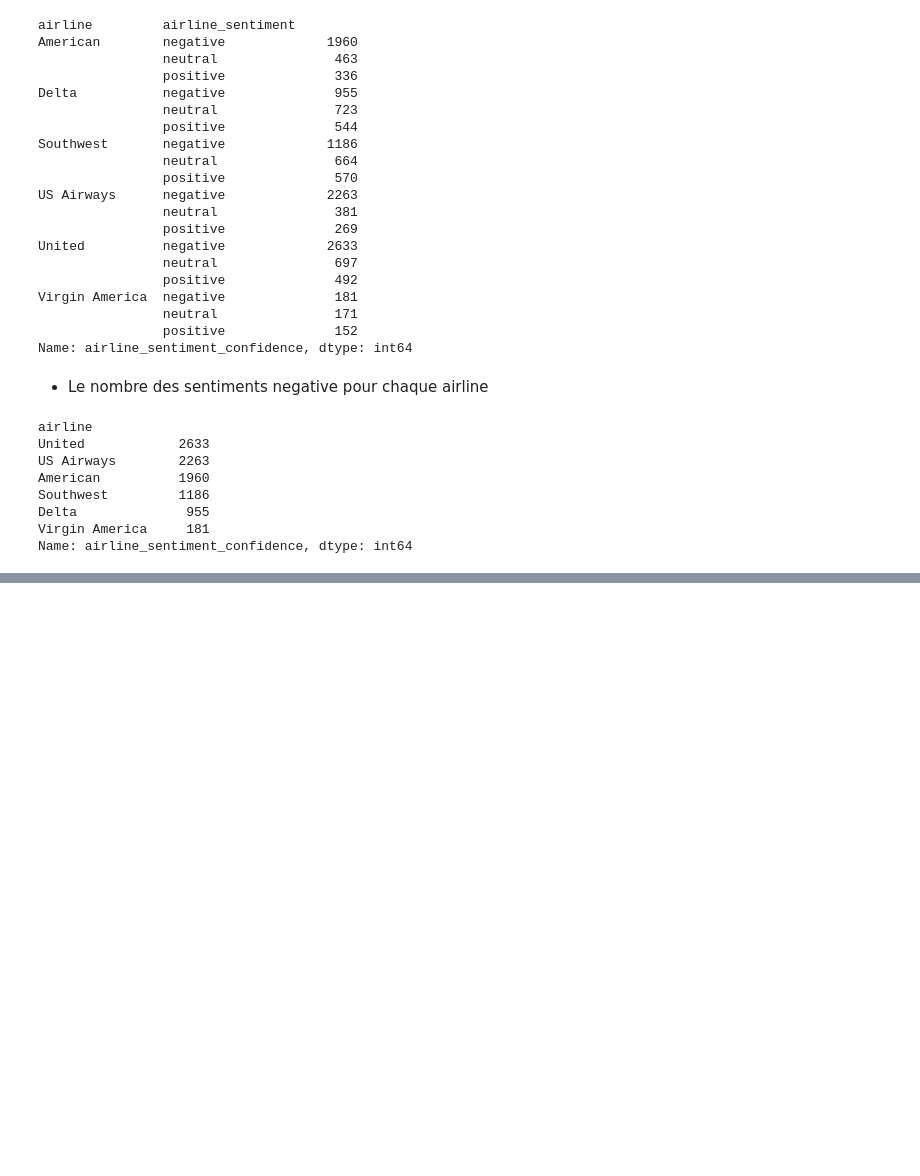
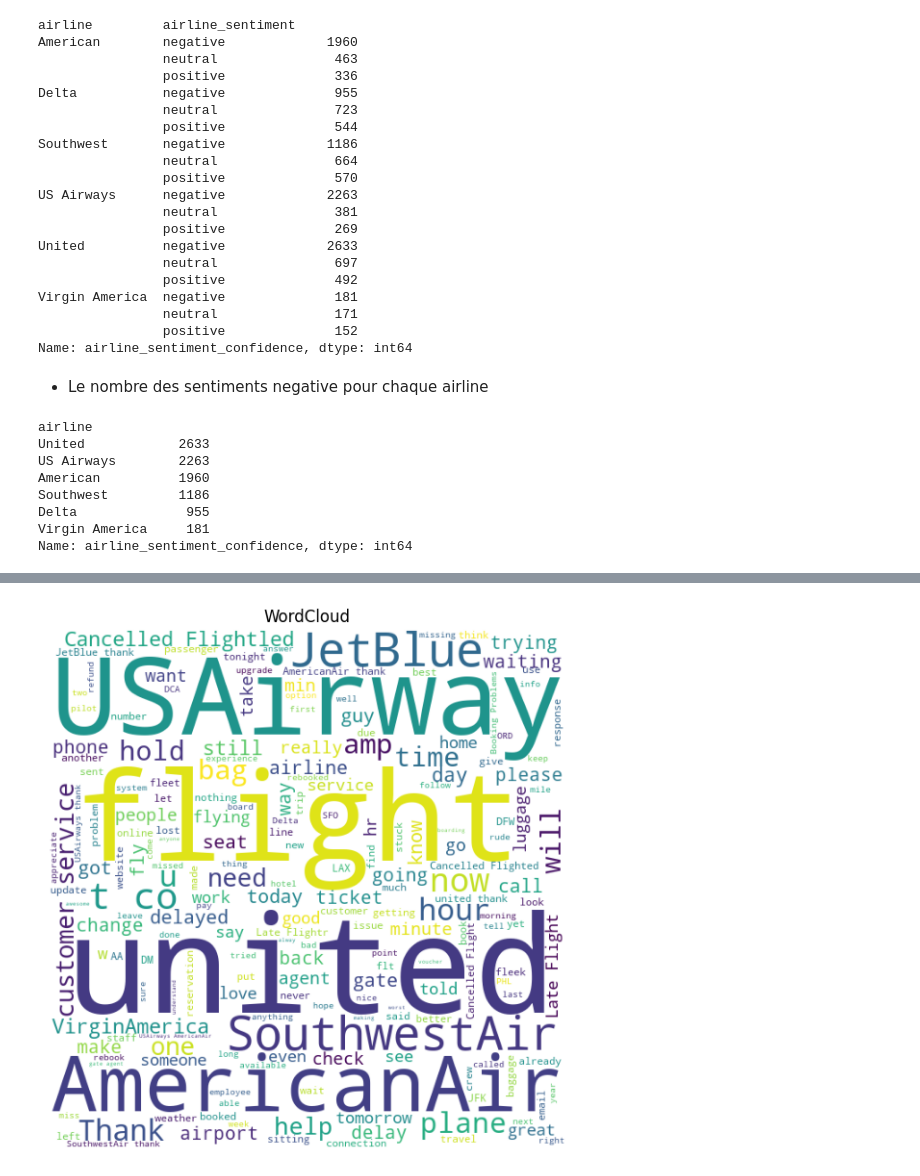
Before and after one commit to anass17/AeroStream, a Jupyter notebook: notebooks/02_eda.ipynb, the cells around one changed output, grey strips where cells are left out. Cells and saved outputs as stored; diff of their text form; code cells hidden in the pictures; blank space fills up the shorter version.

```diff
--- a/notebooks/02_eda.ipynb
+++ b/notebooks/02_eda.ipynb
@@ -157,0 +172,15 @@ Name: airline_sentiment_confidence, dtype: int64
+# %%
+from wordcloud import WordCloud
+import matplotlib.pyplot as plt
+
+texts = ' '.join(data['text'])
+
+wc = WordCloud(width=600, height=600, background_color='#FFF').generate(text=texts)
+
+plt.figure(figsize=(15, 7))
+plt.title('WordCloud')
+plt.axis(False)
+plt.imshow(wc)
+plt.show()
+# %% [output]
+[figure, added]
```
Also changed, not shown: parts of 2 cells of this notebook, 1 other file.
